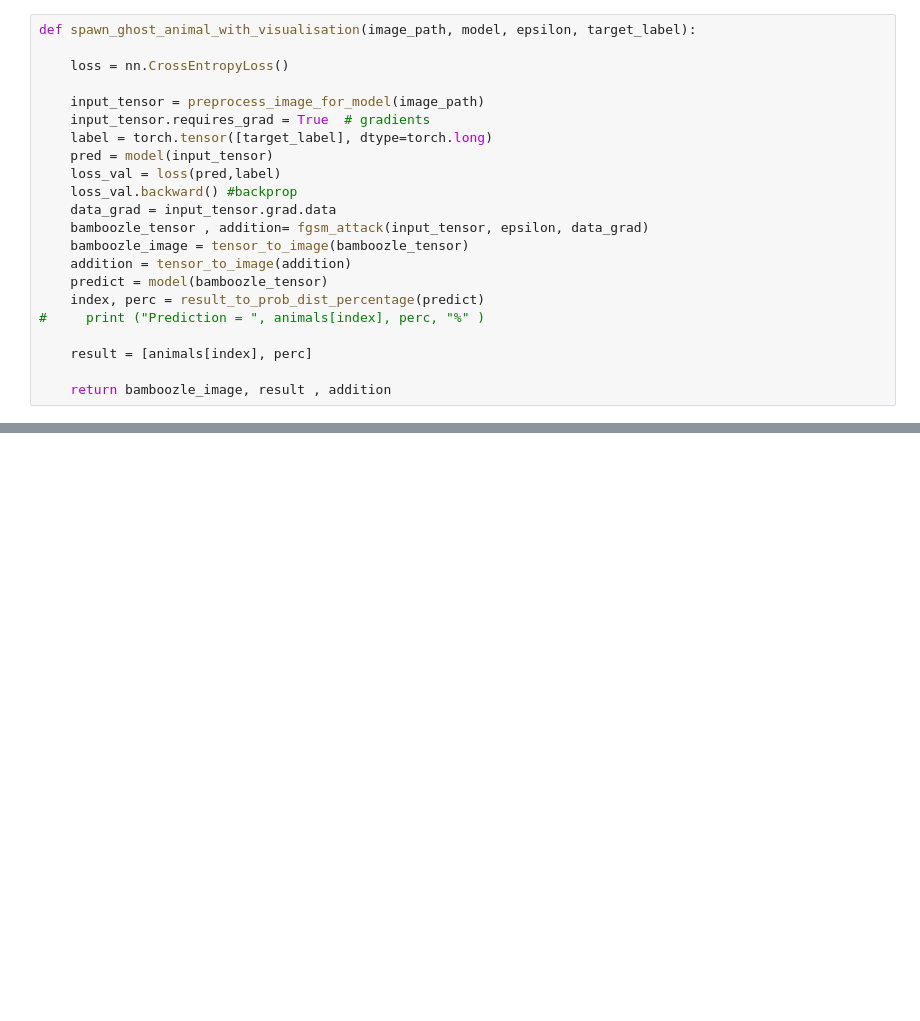
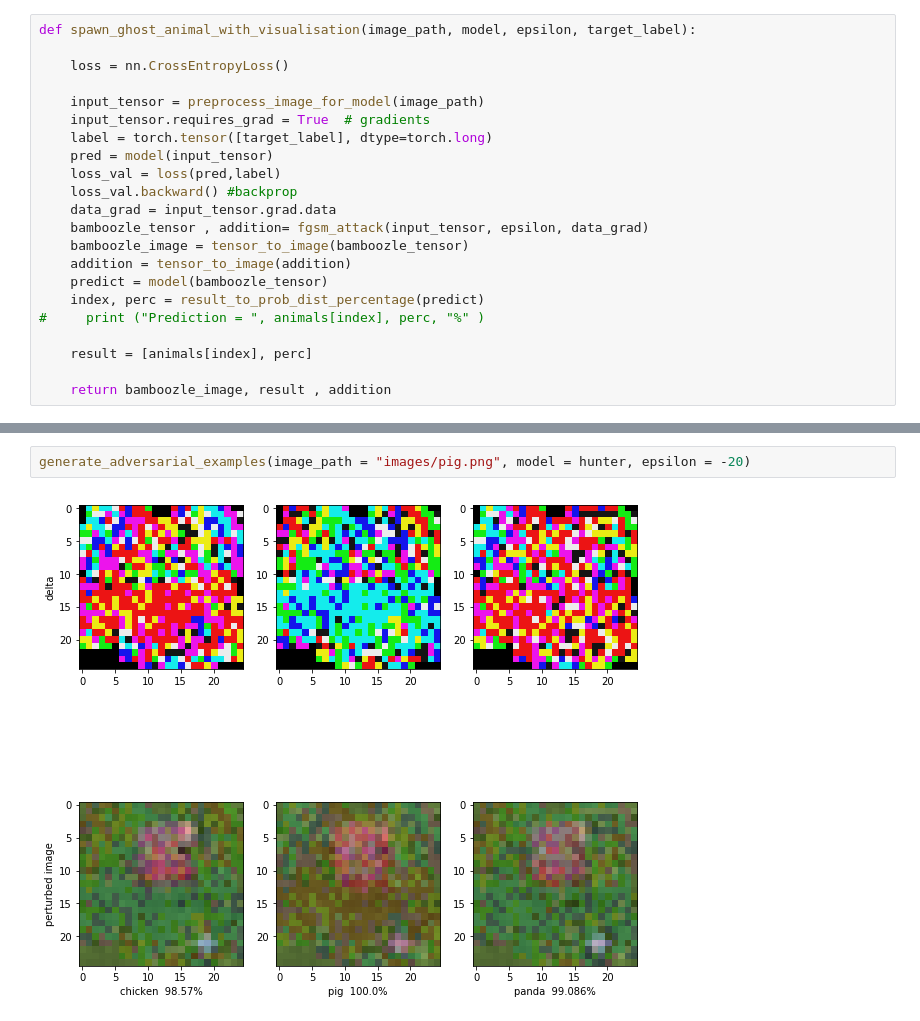
Before and after one commit to Mayukhdeb/deep-chicken-saviour, a Jupyter notebook: ghost_chickens_with_FGSM.ipynb, the cells around one changed output, grey strips where cells are left out. Saved outputs shown, nothing was run; the diff lists cells and outputs as text; blank space fills up the shorter version.

```diff
--- a/ghost_chickens_with_FGSM.ipynb
+++ b/ghost_chickens_with_FGSM.ipynb
@@ -201,0 +203,4 @@ for i in range(0, 2):
+# %%
+generate_adversarial_examples(image_path = "images/pig.png", model = hunter, epsilon = -20)
+# %% [output]
+[figure, added]
```
Also changed, not shown: parts of 5 cells of this notebook.
